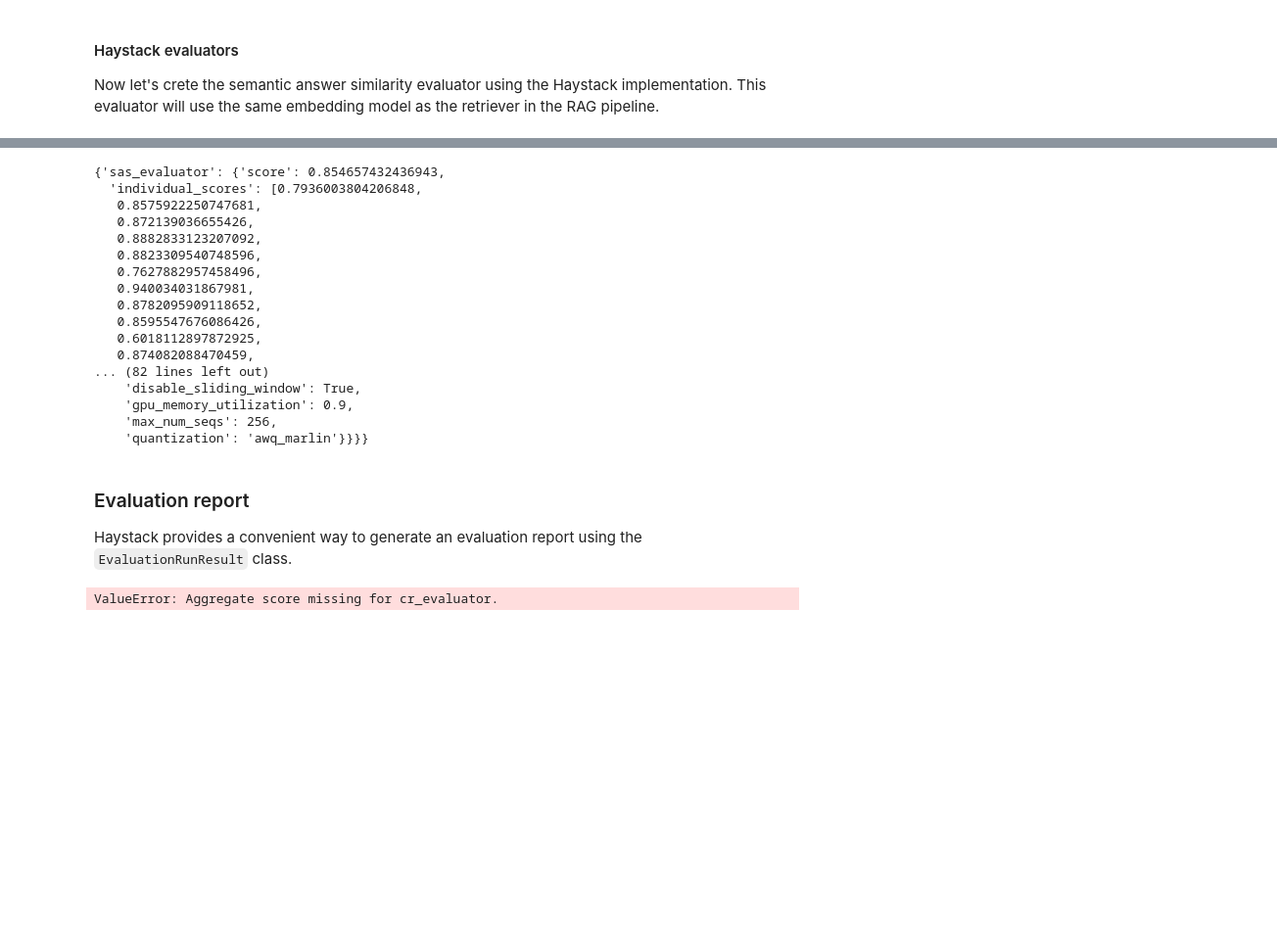
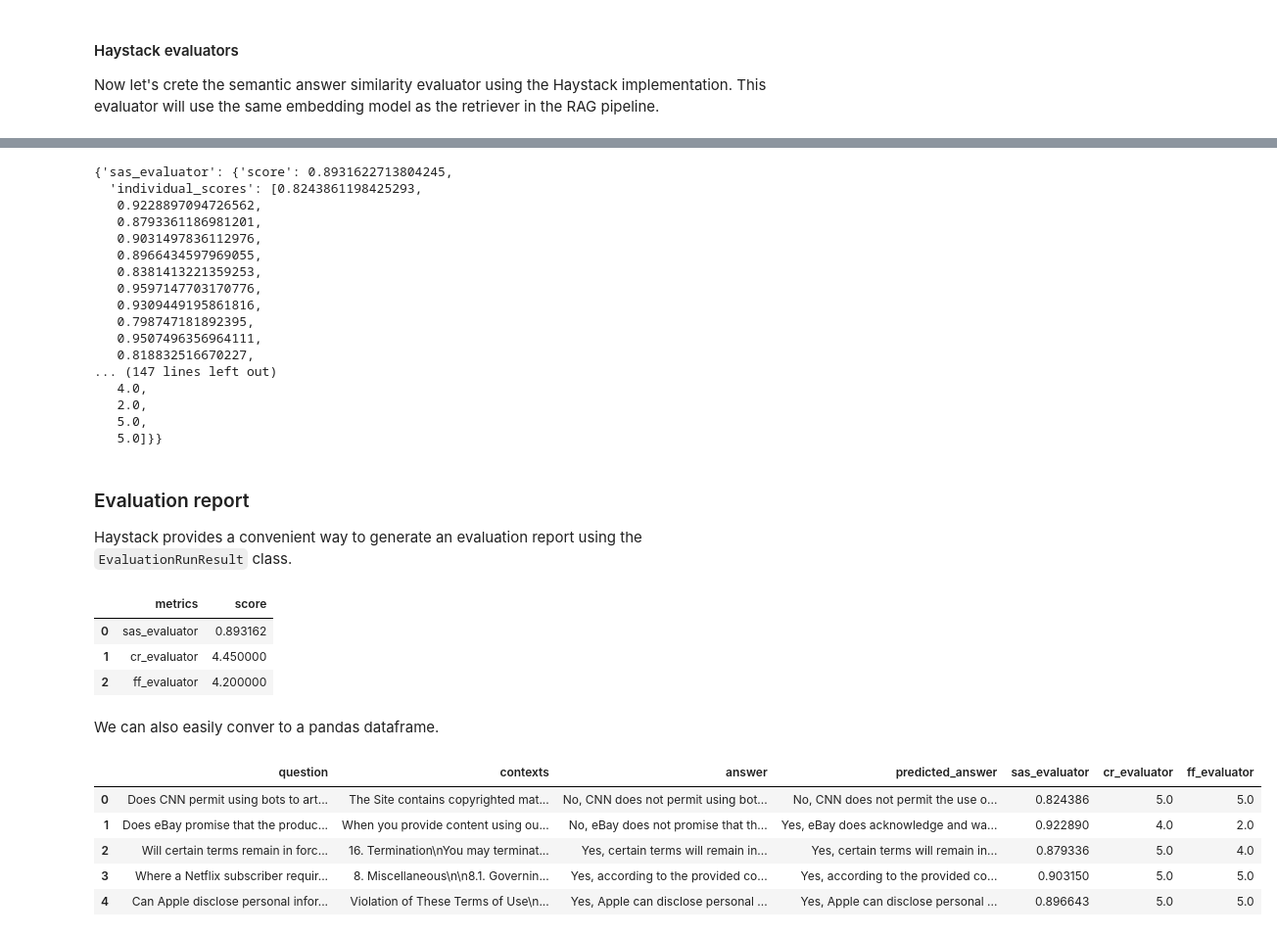
Before and after one commit to flowaicom/flow-judge, a Jupyter notebook: examples/5_evaluate_haystack_rag_pipeline.ipynb, the cells around one changed output, grey strips where cells are left out. Shown at 98% size. Drawn from its saved outputs; the diff is of its cells as text; code cells hidden in the pictures; blank space fills up the shorter version.

```diff
--- a/examples/5_evaluate_haystack_rag_pipeline.ipynb
+++ b/examples/5_evaluate_haystack_rag_pipeline.ipynb
@@ -444,5 +469,5 @@ from flow_judge.metrics.metric import CustomMetric, RubricItem
 from flow_judge.metrics.presets import RESPONSE_FAITHFULNESS_5POINT
 
 # Create a model using ModelFactory
-model = ModelFactory.create_model("Flow-Judge-v0.1-AWQ") # ! Replace with "Flow-Judge-v0.1_HF_no_flsh_attn" if running on no Ampere GPUs
+model = ModelFactory.create_model("Flow-Judge-v0.1_HF") # ! Replace with "Flow-Judge-v0.1_HF_no_flsh_attn" if running on no Ampere GPUs
 # %% [output]
@@ -557,10 +577,0 @@ eval_pipeline.add_component("sas_evaluator", sas_evaluator)
-# %%
-# run pipeline
-results = eval_pipeline.run(
-    {
-        "sas_evaluator": {
-            'predicted_answers': rag_answers,
-            'ground_truth_answers': ground_truths,
-        }
-    }
-)
@@ -588,13 +577,0 @@ str_retrieved_docs[:2]
-# %%
-results = eval_pipeline.run(
-    {
-        "sas_evaluator": {
-            'predicted_answers': rag_answers,
-            'ground_truth_answers': ground_truths,
-        },
-        "cr_evaluator": {
-            'question': questions,
-            'contexts': str_retrieved_docs,
-        }
-    }
-)
@@ -673,23 +614,23 @@ WARNING:flow_judge.integrations.haystack:FlowJudge failed to parse 13 results.
 # %%
 results
 # %% [output]
-{'sas_evaluator': {'score': 0.854657432436943,
-  'individual_scores': [0.7936003804206848,
-   0.8575922250747681,
-   0.872139036655426,
-   0.8882833123207092,
-   0.8823309540748596,
-   0.7627882957458496,
-   0.940034031867981,
-   0.8782095909118652,
-   0.8595547676086426,
-   0.6018112897872925,
-   0.874082088470459,
-... (82 lines left out)
-    'disable_sliding_window': True,
-    'gpu_memory_utilization': 0.9,
-    'max_num_seqs': 256,
-    'quantization': 'awq_marlin'}}}}
+{'sas_evaluator': {'score': 0.8931622713804245,
+  'individual_scores': [0.8243861198425293,
+   0.9228897094726562,
+   0.8793361186981201,
+   0.9031497836112976,
+   0.8966434597969055,
+   0.8381413221359253,
+   0.9597147703170776,
+   0.9309449195861816,
+   0.798747181892395,
+   0.9507496356964111,
+   0.818832516670227,
+... (147 lines left out)
+   4.0,
+   2.0,
+   5.0,
+   5.0]}}
 # %% [markdown]
 ### Evaluation report
 
@@ -707,4 +648,19 @@ inputs = {
 evaluation_result = EvaluationRunResult(run_name="report", inputs=inputs, results=results)
 evaluation_result.score_report()
 # %% [output]
-ValueError: Aggregate score missing for cr_evaluator.
+|  | metrics | score |
+| 0 | sas_evaluator | 0.893162 |
+| 1 | cr_evaluator | 4.450000 |
+| 2 | ff_evaluator | 4.200000 |
+# %% [markdown]
+We can also easily conver to a pandas dataframe.
+# %%
+results_df = evaluation_result.to_pandas()
+results_df.head(5)
+# %% [output]
+|  | question | contexts | answer | predicted_answer | sas_evaluator | cr_evaluator | ff_evaluator |
+| 0 | Does CNN permit using bots to art... | The Site contains copyrighted mat... | No, CNN does not permit using bot... | No, CNN does not permit the use o... | 0.824386 | 5.0 | 5.0 |
+| 1 | Does eBay promise that the produc... | When you provide content using ou... | No, eBay does not promise that th... | Yes, eBay does acknowledge and wa... | 0.922890 | 4.0 | 2.0 |
+| 2 | Will certain terms remain in forc... | 16. Termination\nYou may terminat... | Yes, certain terms will remain in... | Yes, certain terms will remain in... | 0.879336 | 5.0 | 4.0 |
+| 3 | Where a Netflix subscriber requir... | 8. Miscellaneous\n\n8.1. Governin... | Yes, according to the provided co... | Yes, according to the provided co... | 0.903150 | 5.0 | 5.0 |
+| 4 | Can Apple disclose personal infor... | Violation of These Terms of Use\n... | Yes, Apple can disclose personal ... | Yes, Apple can disclose personal ... | 0.896643 | 5.0 | 5.0 |
```
Also changed, not shown: parts of 33 cells of this notebook.
